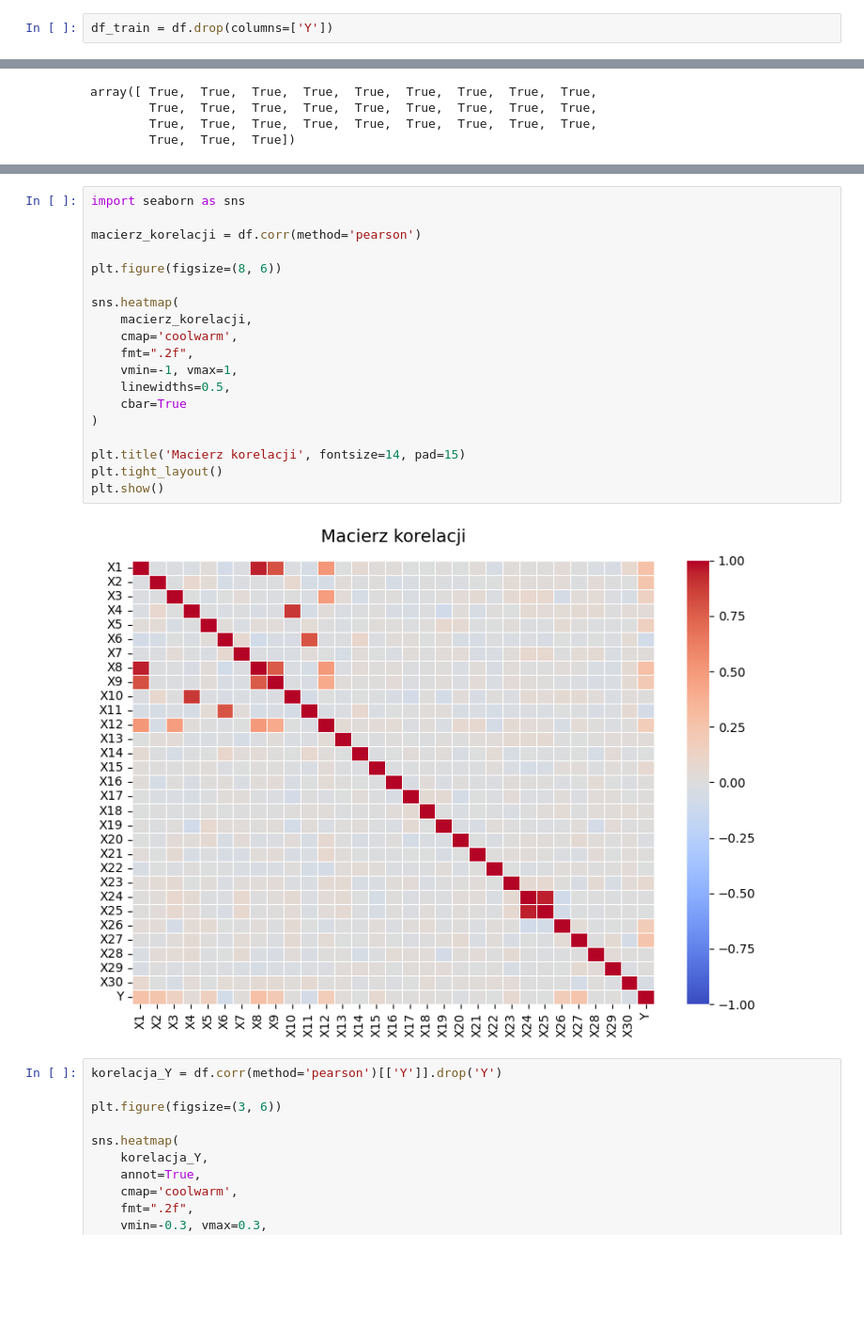
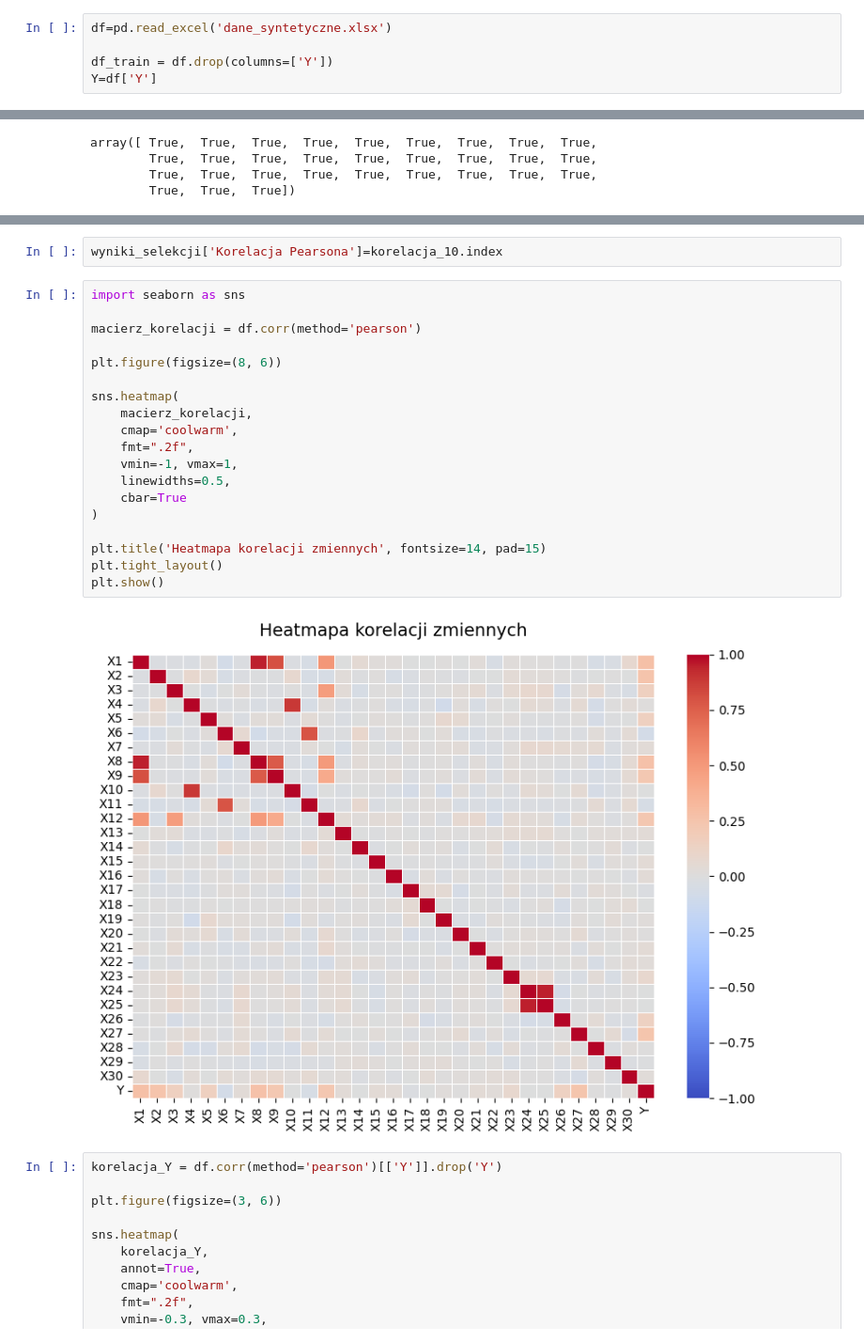
Before and after one commit to wilkdominik/Praca-licencjacka, a Jupyter notebook: Eksperyment koncowy/kody.ipynb, the cells around one changed output, grey strips where cells are left out. Shown at 94% size. Cells and saved outputs as stored; diff of their text form; blank space fills up the shorter version.

```diff
--- a/Eksperyment koncowy/kody.ipynb
+++ b/Eksperyment koncowy/kody.ipynb
@@ -203,4 +47,7 @@ df.to_excel('dane_syntetyczne.xlsx', index=False)
 # %%
+df=pd.read_excel('dane_syntetyczne.xlsx')
+
 df_train = df.drop(columns=['Y'])
+Y=df['Y']
 # %% [markdown]
 # Metody oparte na filtrach
@@ -291,25 +156,27 @@ X23    0.069634
 Name: Y, dtype: float64
+# %%
+wyniki_selekcji['Korelacja Pearsona']=korelacja_10.index
 # %%
 import seaborn as sns
 
 macierz_korelacji = df.corr(method='pearson')
 
 plt.figure(figsize=(8, 6))
 
 sns.heatmap(
     macierz_korelacji,
     cmap='coolwarm',
     fmt=".2f",
     vmin=-1, vmax=1,
     linewidths=0.5,
     cbar=True
 )
 
-plt.title('Macierz korelacji', fontsize=14, pad=15)
+plt.title('Heatmapa korelacji zmiennych', fontsize=14, pad=15)
 plt.tight_layout()
 plt.show()
 # %% [output]
-[figure, old version]
+[figure, new version]
 # %%
 korelacja_Y = df.corr(method='pearson')[['Y']].drop('Y')
 
```
Also changed, not shown: parts of 54 cells of this notebook.
